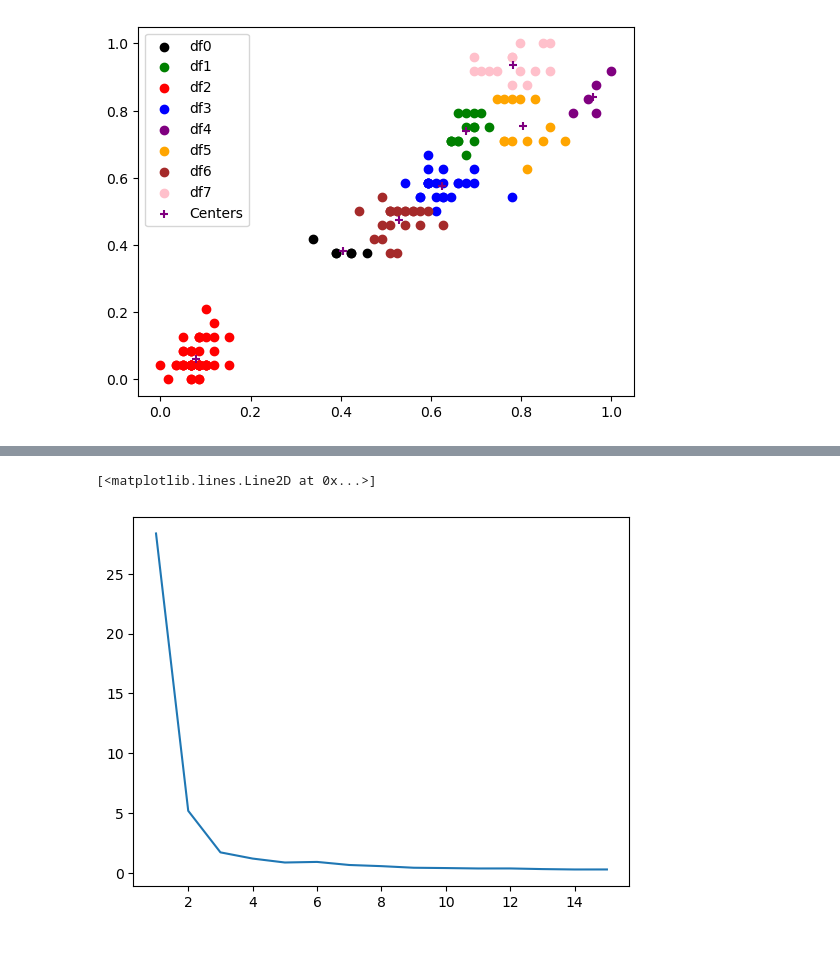
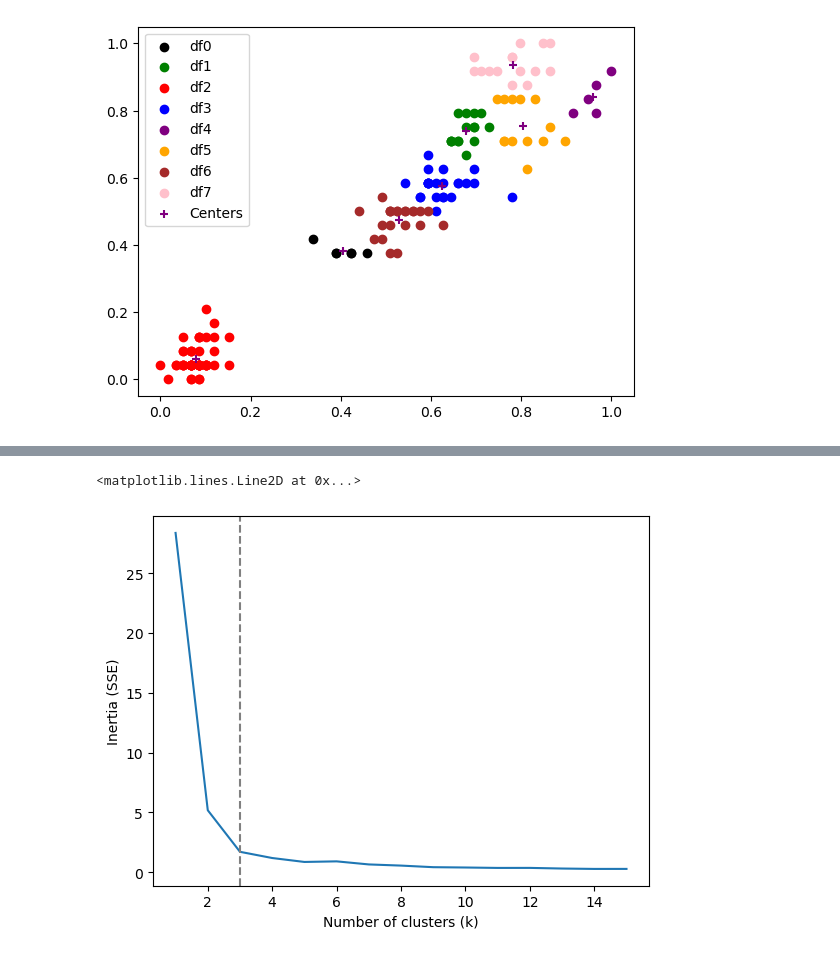
Before and after one commit to avikaushik282/ML, a Jupyter notebook: K-means_clustering.ipynb, the cells around one changed output, grey strips where cells are left out. Drawn from its saved outputs; the diff is of its cells as text; code cells hidden in the pictures.

```diff
--- a/K-means_clustering.ipynb
+++ b/K-means_clustering.ipynb
@@ -435,6 +435,9 @@ sum_of_sq_err
  0.27246138413875437]
 # %%
 plt.plot(k_range1,sum_of_sq_err)
+plt.xlabel('Number of clusters (k)')
+plt.ylabel('Inertia (SSE)')
+plt.axvline(3, linestyle='--', color='gray')
 # %% [output]
-[<matplotlib.lines.Line2D at 0x...>]
+<matplotlib.lines.Line2D at 0x...>
-[figure, old version]
+[figure, new version]
```
